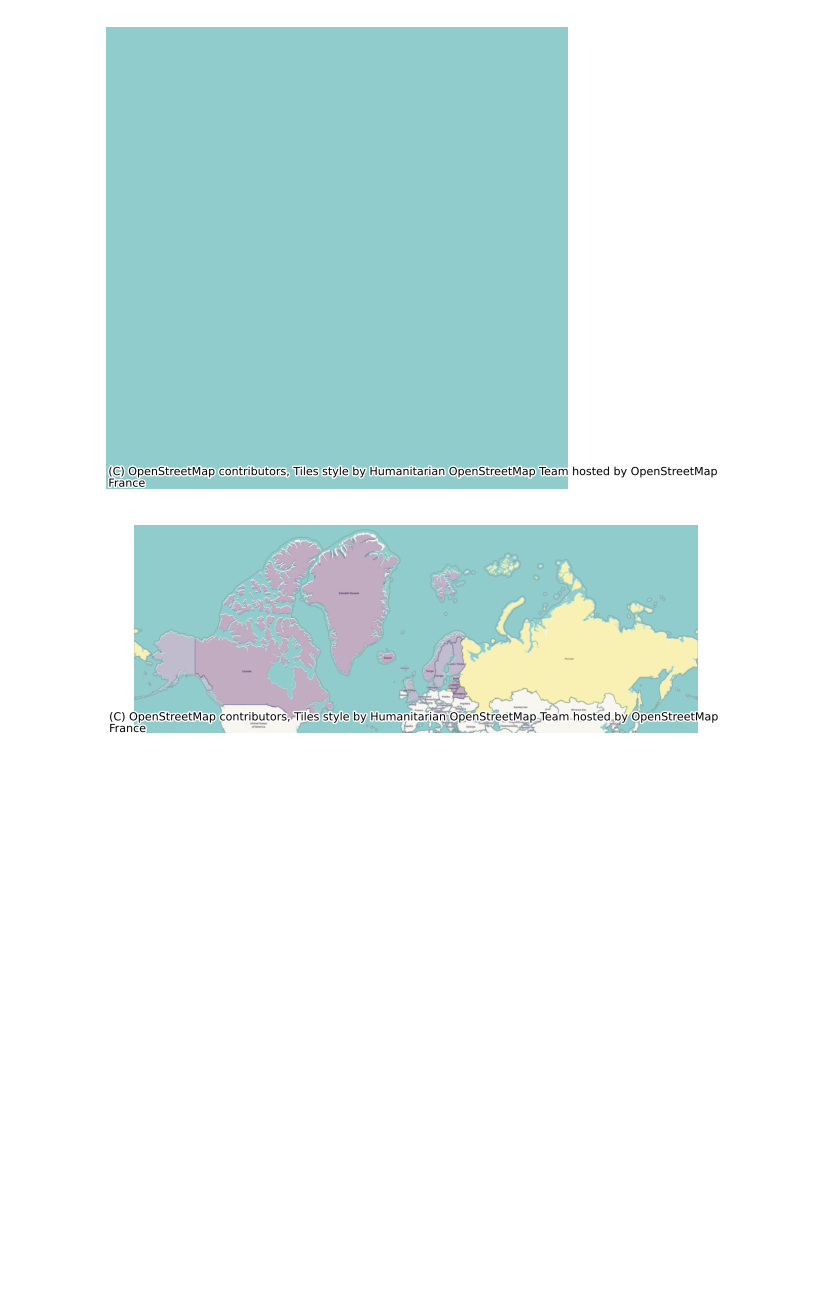
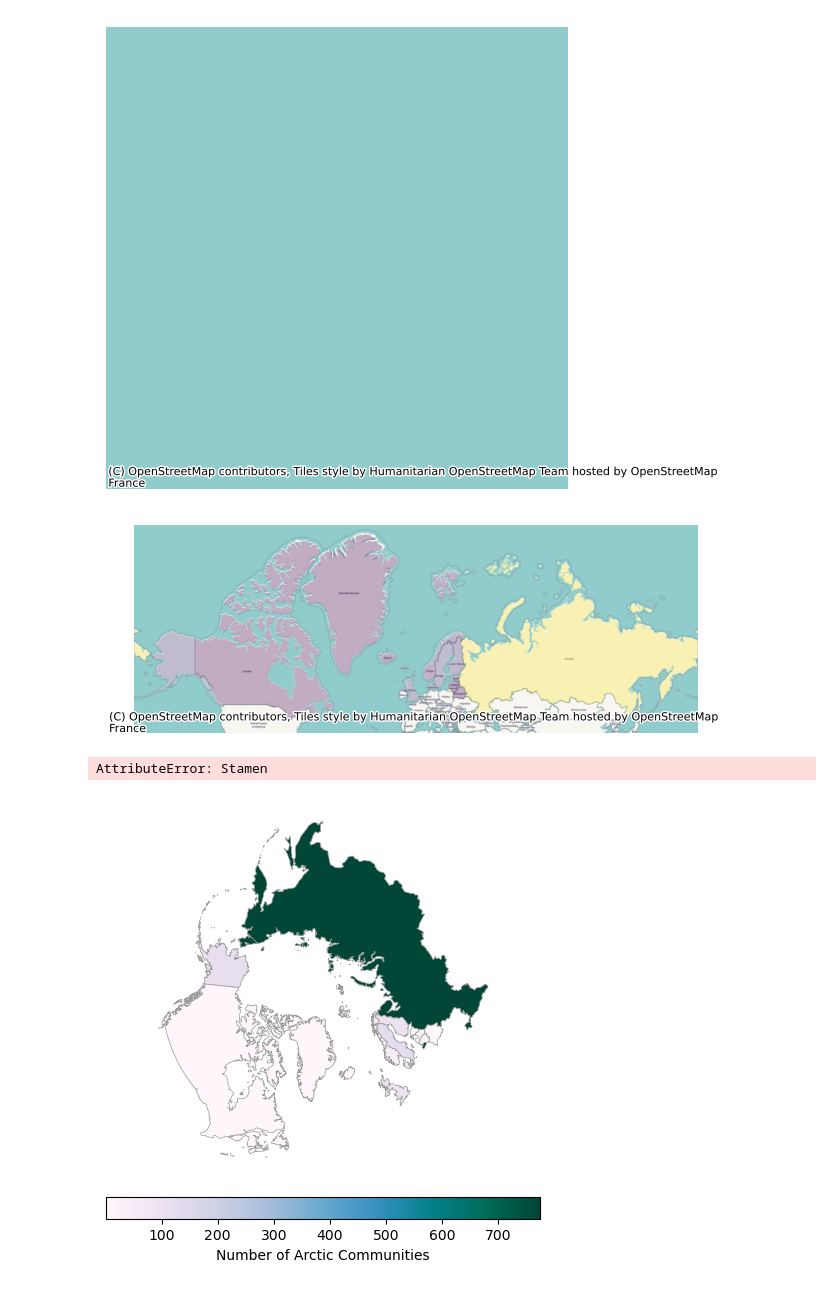
Before and after one commit to MEDS-eds-220/MEDS-eds-220-course, a Jupyter notebook: discussion-sections-upcoming/ds-6-arctic-plot.ipynb, the cells around one changed output. Cells and saved outputs as stored; diff of their text form; code cells hidden in the pictures; blank space fills up the shorter version.

```diff
--- a/discussion-sections-upcoming/ds-6-arctic-plot.ipynb
+++ b/discussion-sections-upcoming/ds-6-arctic-plot.ipynb
@@ -53,18 +53,46 @@ plt.show()
 # %% [output]
 [figure]
 # %%
-# Ensure your GeoDataFrame is in the Web Mercator projection
 arctic = arctic.to_crs(epsg=3413)
 
 fig, ax = plt.subplots(figsize=(8, 6))
 
 # Remove the axis for a cleaner map
 ax.axis('off')
 
 # Plot your data
-arctic.plot(ax=ax, column='n_communities', alpha=0.3)
+arctic.plot(
+    ax=ax,
+    column='n_communities',
+    cmap='PuBuGn',
+    legend=True,
+    edgecolor="0.6",
+    linewidth=0.5,
+    legend_kwds={
+        "shrink": 0.7,
+        "label": "Number of Arctic Communities",
+        "orientation": "horizontal",
+        "pad": 0.05
+    }
+)
 
 # Add a basemap with a specified zoom level
-ctx.add_basemap(ax, crs=arctic.crs, zoom=6)  # Adjust the zoom level as needed for your map extent
+ctx.add_basemap(ax,
+                source=ctx.providers.CartoDB.Voyager,
+                crs=arctic.crs,
+                attribution_size=4,
+                zoom=3
+                )
+
+# Add title and subtitle for better context
+ax.set_title('Distribution of Arctic Communities',
+             fontsize=15,
+             weight='bold',
+             pad=15
+             )
+
 
 plt.show()
+# %% [output]
+AttributeError: Stamen
+[figure, added]
```
